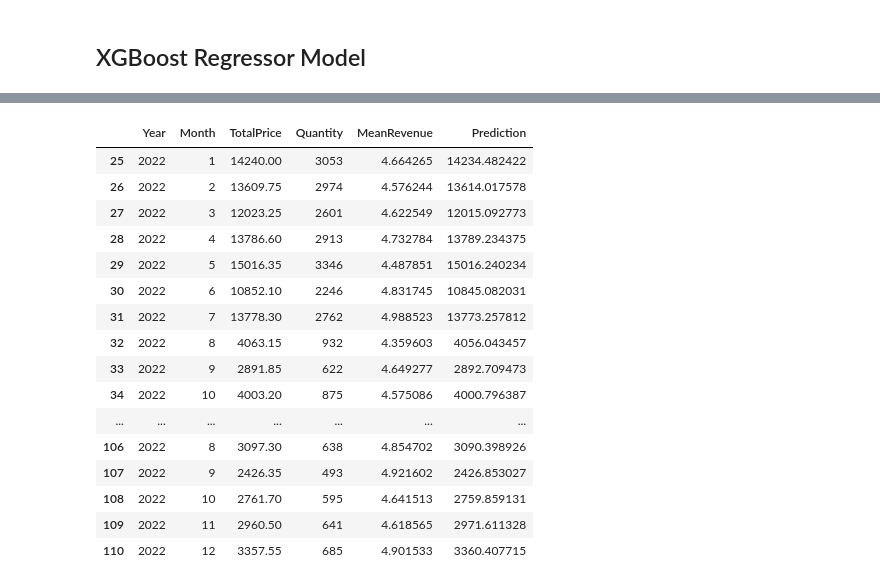
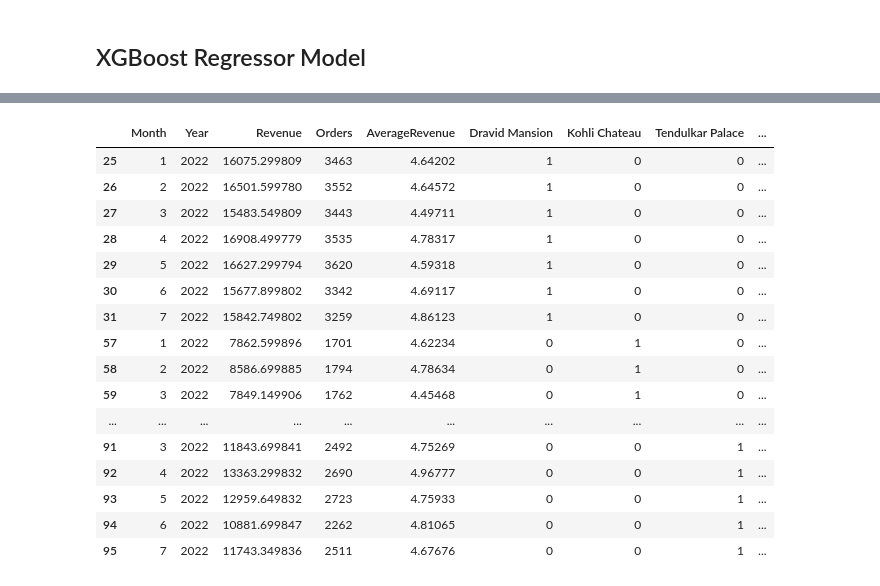
Before and after one commit to SZhafiri/Forecasting, a Jupyter notebook: RestaurantSales/Restaurant Sales Prediction.ipynb, the cells around one changed output, grey strips where cells are left out. Cells and saved outputs as stored; diff of their text form; code cells hidden in the pictures.

```diff
--- a/RestaurantSales/Restaurant Sales Prediction.ipynb
+++ b/RestaurantSales/Restaurant Sales Prediction.ipynb
@@ -120,0 +73,2 @@ date_popped = df2.pop('Date')
+# %%
+df2 = df.merge(rest_dummies, how='left', left_index=True, right_index=True)
@@ -121,3 +94,3 @@ date_popped = df2.pop('Date')
 # %%
-train = df2.query('Year <= 2022')
-test = df2.query('Year == 2022')
+train = df2.loc[df2['Year'] < 2022]
+test = df2.loc[df2['Year'] == 2022]
@@ -137,8 +100,8 @@ plt.show()
 import xgboost as xgb
 from sklearn.metrics import mean_squared_error
 # %%
-X_train = train.drop('TotalPrice', axis=1)
-y_train = train['TotalPrice']
+X_train = train.drop('Revenue', axis=1)
+y_train = train['Revenue']
 
-X_test = test.drop('TotalPrice', axis=1)
-y_test = test['TotalPrice']
+X_test = test.drop('Revenue', axis=1)
+y_test = test['Revenue']
@@ -168,0 +108,14 @@ model = reg.fit(X_train, y_train,
+# %%
+reg = xgb.XGBRegressor(
+    n_estimators=1500,
+    early_stopping_rounds=50,
+    learning_rate=0.01,
+    subsample=0.8,
+    max_depth=16,
+    gamma=0.80198330585415034,
+    reg_alpha=23.008226565535971,
+    seed=42)
+
+model = reg.fit(X_train, y_train,
+       eval_set=[(X_train, y_train), (X_test, y_test)],
+       verbose=True)
@@ -186,20 +147,20 @@ plt.show()
 # %%
-df_pred.query('Year == 2022') # Prediction result
+df_pred.loc[df['Year'] == 2022] # Prediction result
 # %% [output]
-|  | Year | Month | TotalPrice | Quantity | MeanRevenue | Prediction |
-| 25 | 2022 | 1 | 14240.00 | 3053 | 4.664265 | 14234.482422 |
-| 26 | 2022 | 2 | 13609.75 | 2974 | 4.576244 | 13614.017578 |
-| 27 | 2022 | 3 | 12023.25 | 2601 | 4.622549 | 12015.092773 |
-| 28 | 2022 | 4 | 13786.60 | 2913 | 4.732784 | 13789.234375 |
-| 29 | 2022 | 5 | 15016.35 | 3346 | 4.487851 | 15016.240234 |
-| 30 | 2022 | 6 | 10852.10 | 2246 | 4.831745 | 10845.082031 |
-| 31 | 2022 | 7 | 13778.30 | 2762 | 4.988523 | 13773.257812 |
-| 32 | 2022 | 8 | 4063.15 | 932 | 4.359603 | 4056.043457 |
-| 33 | 2022 | 9 | 2891.85 | 622 | 4.649277 | 2892.709473 |
-| 34 | 2022 | 10 | 4003.20 | 875 | 4.575086 | 4000.796387 |
-| ... | ... | ... | ... | ... | ... | ... |
-| 106 | 2022 | 8 | 3097.30 | 638 | 4.854702 | 3090.398926 |
-| 107 | 2022 | 9 | 2426.35 | 493 | 4.921602 | 2426.853027 |
-| 108 | 2022 | 10 | 2761.70 | 595 | 4.641513 | 2759.859131 |
-| 109 | 2022 | 11 | 2960.50 | 641 | 4.618565 | 2971.611328 |
-| 110 | 2022 | 12 | 3357.55 | 685 | 4.901533 | 3360.407715 |
+|  | Month | Year | Revenue | Orders | AverageRevenue | Dravid Mansion | Kohli Chateau | Tendulkar Palace | ... |
+| 25 | 1 | 2022 | 16075.299809 | 3463 | 4.64202 | 1 | 0 | 0 | ... |
+| 26 | 2 | 2022 | 16501.599780 | 3552 | 4.64572 | 1 | 0 | 0 | ... |
+| 27 | 3 | 2022 | 15483.549809 | 3443 | 4.49711 | 1 | 0 | 0 | ... |
+| 28 | 4 | 2022 | 16908.499779 | 3535 | 4.78317 | 1 | 0 | 0 | ... |
+| 29 | 5 | 2022 | 16627.299794 | 3620 | 4.59318 | 1 | 0 | 0 | ... |
+| 30 | 6 | 2022 | 15677.899802 | 3342 | 4.69117 | 1 | 0 | 0 | ... |
+| 31 | 7 | 2022 | 15842.749802 | 3259 | 4.86123 | 1 | 0 | 0 | ... |
+| 57 | 1 | 2022 | 7862.599896 | 1701 | 4.62234 | 0 | 1 | 0 | ... |
+| 58 | 2 | 2022 | 8586.699885 | 1794 | 4.78634 | 0 | 1 | 0 | ... |
+| 59 | 3 | 2022 | 7849.149906 | 1762 | 4.45468 | 0 | 1 | 0 | ... |
+| ... | ... | ... | ... | ... | ... | ... | ... | ... | ... |
+| 91 | 3 | 2022 | 11843.699841 | 2492 | 4.75269 | 0 | 0 | 1 | ... |
+| 92 | 4 | 2022 | 13363.299832 | 2690 | 4.96777 | 0 | 0 | 1 | ... |
+| 93 | 5 | 2022 | 12959.649832 | 2723 | 4.75933 | 0 | 0 | 1 | ... |
+| 94 | 6 | 2022 | 10881.699847 | 2262 | 4.81065 | 0 | 0 | 1 | ... |
+| 95 | 7 | 2022 | 11743.349836 | 2511 | 4.67676 | 0 | 0 | 1 | ... |
```
Also changed, not shown: parts of 23 cells of this notebook.
